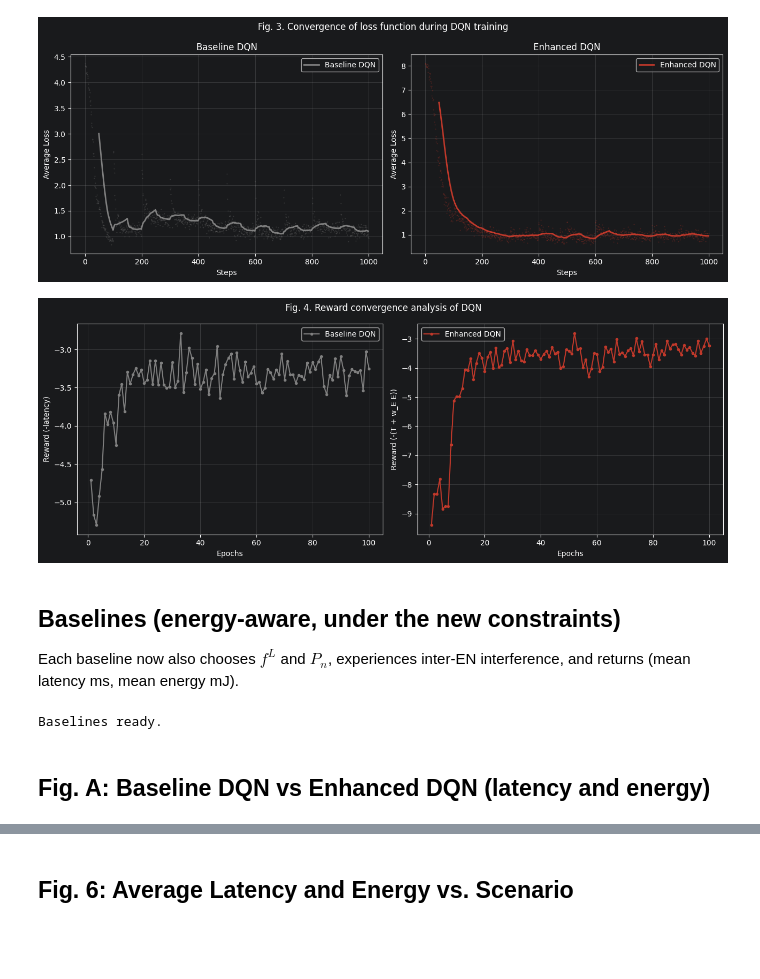
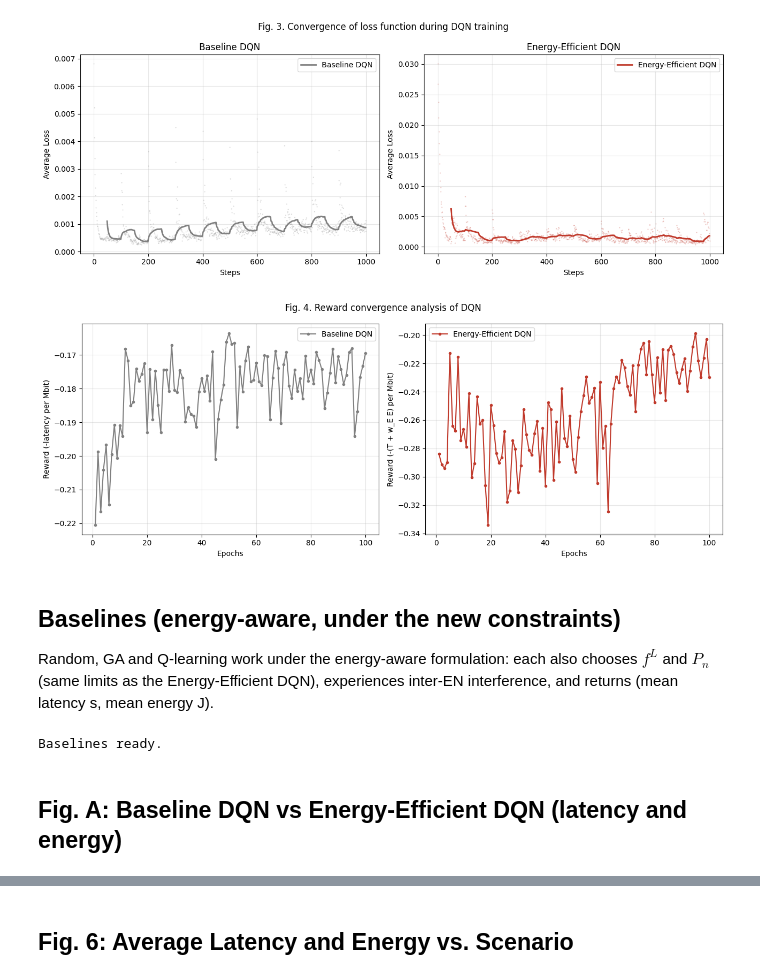
Before and after one commit to Fajobs/DRL--Task-offloading, a Jupyter notebook: drl_task_offloading_energy.ipynb, the cells around one changed output, grey strips where cells are left out. Drawn from its saved outputs; the diff is of its cells as text; code cells hidden in the pictures; blank space fills up the shorter version.

```diff
--- a/drl_task_offloading_energy.ipynb
+++ b/drl_task_offloading_energy.ipynb
@@ -155,14 +194,12 @@ Optimal split (a=0.3,b=0,g=0.7): 21.68 ms, 16.80 mJ
 # %%
-# Baseline DQN: fine-grained alpha (21 levels); beta=0 always (cloud is faster than EN), gamma = 1-alpha
-DQN_ALPHAS = [i/20 for i in range(21)]  # 0.00, 0.05, ..., 1.00
-N_DQN_ACT = len(DQN_ALPHAS)
-# Enhanced DQN: joint (alpha, f_L, P) action
-ENH_ACTIONS = [(a, f, P) for a in DQN_ALPHAS for f in F_LEVELS for P in P_LEVELS]
-N_ENH_ACT = len(ENH_ACTIONS)
-STATE_DIM = 3  # task_type, data_size, rate_quality
+# Partition grid: alpha (local) and beta (edge) in 0.05 steps, gamma = 1 - alpha - beta (cloud)
+SPLITS = [(a/20, b/20) for a in range(21) for b in range(21 - a)]                 # 231 splits
+BASE_ACTIONS = SPLITS                                                              # f_L = 1 GHz, P = 21 dBm fixed
+EE_ACTIONS = [(a, b, f, P) for (a, b) in SPLITS for f in F_LEVELS for P in P_LEVELS]
+STATE_DIM = 3  # task_type, data_size (log scale), rate_quality
 
 class QNet(nn.Module):
-    def __init__(self, n_actions=N_DQN_ACT):
+    def __init__(self, n_actions):
         super().__init__()
         self.net = nn.Sequential(
             nn.Linear(STATE_DIM, 128), nn.ReLU(),
@@ -171,7 +208,7 @@ class QNet(nn.Module):
     def forward(self, x): return self.net(x)
 
 class DQNAgent:
-    def __init__(self, n_actions=N_DQN_ACT, lr=1e-3, gamma=0.95, eps=1.0, eps_min=0.01,
+    def __init__(self, n_actions, lr=1e-3, gamma=0.95, eps=1.0, eps_min=0.01,
                  eps_decay=0.998, buf=50000, batch=256, tgt_upd=100):
         self.n_actions = n_actions
         self.gamma, self.eps, self.eps_min, self.eps_decay = gamma, eps, eps_min, eps_decay
@@ -184,7 +221,7 @@ class DQNAgent:
         self.steps = 0
 
     def get_state(self, task, rate):
-        return np.array([task['type']/3, task['bits']/(4096*8*SCALE), rate/5e6], dtype=np.float32)
+        return np.array([task['type']/3, size_feature(task['bits']), rate/5e6], dtype=np.float32)
 
     def act(self, state):
         if np.random.random() < self.eps:
@@ -214,5 +251,6 @@ class DQNAgent:
         self.eps = max(self.eps_min, self.eps * self.eps_decay)
         return loss.item()
 
-print(f'Baseline DQN actions: {N_DQN_ACT} alpha levels | Enhanced DQN actions: {N_ENH_ACT} (alpha x f_L x P)')
+print(f'Baseline DQN actions: {len(BASE_ACTIONS)} (alpha x beta) | '
+      f'Energy-Efficient DQN actions: {len(EE_ACTIONS)} (alpha x beta x f_L x P)')
 # %% [output]
@@ -294,7 +333,8 @@ Epoch 100/100 | AvgCost(T+wE*E): 3.23 | Eps: 0.010
 # %%
 # Fig 3: Loss convergence
 fig, axes = plt.subplots(1, 2, figsize=(13,5))
-for ax, hist, name, col in [(axes[0], loss_base, 'Baseline DQN', 'gray'), (axes[1], loss_enh, 'Enhanced DQN', '#C0392B')]:
+for ax, hist, name, col in [(axes[0], loss_base, 'Baseline DQN', 'gray'),
+                            (axes[1], loss_ee, 'Energy-Efficient DQN', '#C0392B')]:
     plot_l = hist[:1000]
     ax.plot(plot_l, '.', color=col, ms=1, alpha=0.3)
     w = 50
@@ -306,23 +346,23 @@ for ax, hist, name, col in [(axes[0], loss_base, 'Baseline DQN', 'gray'), (axes[
 fig.suptitle('Fig. 3. Convergence of loss function during DQN training')
 plt.tight_layout(); plt.show()
 # %% [output]
-[figure, old version]
+[figure, new version]
 # %%
 # Fig 4: Reward convergence
 fig, axes = plt.subplots(1, 2, figsize=(13,5))
 axes[0].plot(range(1,len(reward_base)+1), reward_base, '-o', color='gray', ms=3, label='Baseline DQN')
-axes[0].set_ylabel('Reward (-latency)')
-axes[1].plot(range(1,len(reward_enh)+1), reward_enh, '-o', color='#C0392B', ms=3, label='Enhanced DQN')
-axes[1].set_ylabel('Reward (-(T + w_E E))')
+axes[0].set_ylabel('Reward (-latency per Mbit)')
+axes[1].plot(range(1,len(reward_ee)+1), reward_ee, '-o', color='#C0392B', ms=3, label='Energy-Efficient DQN')
+axes[1].set_ylabel('Reward (-(T + w_E E) per Mbit)')
 for ax in axes:
     ax.set_xlabel('Epochs'); ax.legend(); ax.grid(alpha=0.3)
 fig.suptitle('Fig. 4. Reward convergence analysis of DQN')
 plt.tight_layout(); plt.show()
 # %% [output]
-[figure, old version]
+[figure, new version]
 # %% [markdown]
 ## Baselines (energy-aware, under the new constraints)
-Each baseline now also chooses $f^L$ and $P_n$, experiences inter-EN interference, and returns (mean latency ms, mean energy mJ).
+Random, GA and Q-learning work under the energy-aware formulation: each also chooses $f^L$ and $P_n$ (same limits as the Energy-Efficient DQN), experiences inter-EN interference, and returns (mean latency s, mean energy J).
 # %%
 def _te(sys, dev, task, alpha, beta, f, P):
     r = sys.rate(dev, P)
@@ -413,6 +447,6 @@ print('Baselines ready.')
 # %% [output]
 Baselines ready.
 # %% [markdown]
-## Fig. A: Baseline DQN vs Enhanced DQN (latency and energy)
+## Fig. A: Baseline DQN vs Energy-Efficient DQN (latency and energy)
 # %%
 sysA = MECSystem('II')
```
Also changed, not shown: parts of 24 cells of this notebook.
